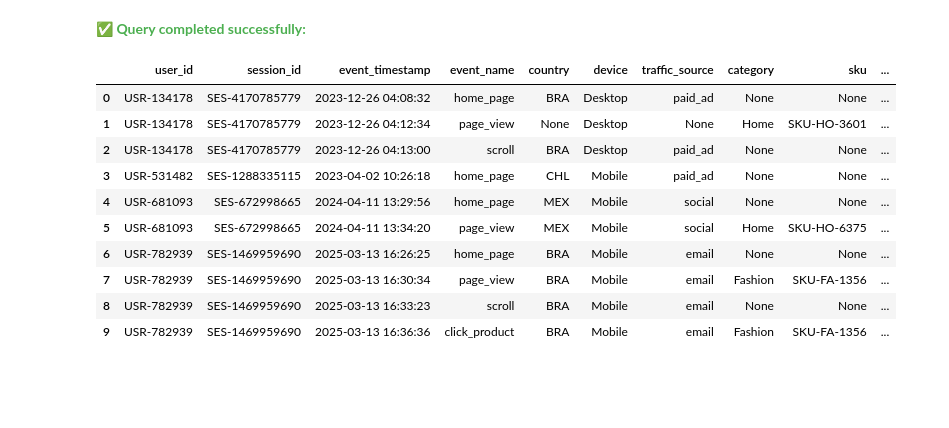
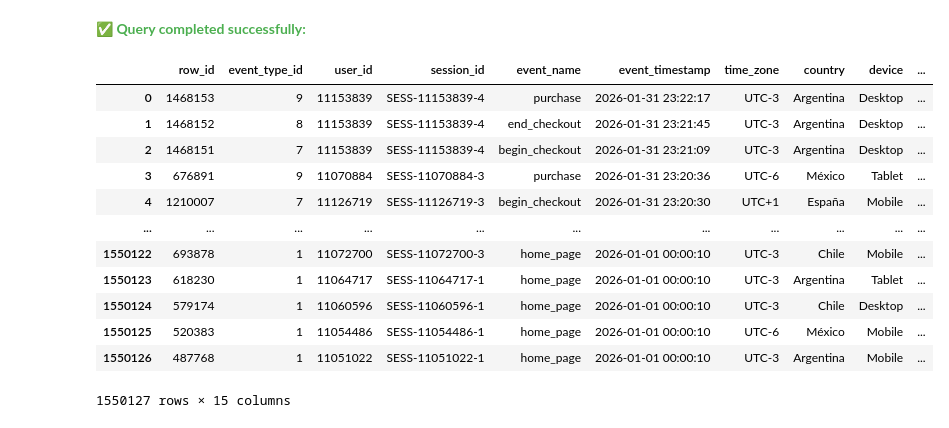
Before and after one commit to hector1994/e_commerce_funnel_data_generator, a Jupyter notebook: customer_journey_data_generator.ipynb, the cells around one changed output. Cells and saved outputs as stored; diff of their text form; code cells hidden in the pictures; blank space fills up the shorter version.

```diff
--- a/customer_journey_data_generator.ipynb
+++ b/customer_journey_data_generator.ipynb
@@ -187,20 +206,21 @@ The 1.5M rows dataset has been loaded. You can now use ecommerce_events in your
  ✨🚀 SYSTEM READY! START ANALYZING THE FUNNEL! 🚀✨
 # %%
 %%sql
-
-
 SELECT *
-FROM ecommerce_events LIMIT 10
+FROM ecommerce_events
+ORDER BY event_timestamp DESC, user_id DESC;
 # %% [output]
 ✅ Query completed successfully:
-|  | user_id | session_id | event_timestamp | event_name | country | device | traffic_source | category | sku | ... |
-| 0 | USR-134178 | SES-4170785779 | 2023-12-26 04:08:32 | home_page | BRA | Desktop | paid_ad | None | None | ... |
-| 1 | USR-134178 | SES-4170785779 | 2023-12-26 04:12:34 | page_view | None | Desktop | None | Home | SKU-HO-3601 | ... |
-| 2 | USR-134178 | SES-4170785779 | 2023-12-26 04:13:00 | scroll | BRA | Desktop | paid_ad | None | None | ... |
-| 3 | USR-531482 | SES-1288335115 | 2023-04-02 10:26:18 | home_page | CHL | Mobile | paid_ad | None | None | ... |
-| 4 | USR-681093 | SES-672998665 | 2024-04-11 13:29:56 | home_page | MEX | Mobile | social | None | None | ... |
-| 5 | USR-681093 | SES-672998665 | 2024-04-11 13:34:20 | page_view | MEX | Mobile | social | Home | SKU-HO-6375 | ... |
-| 6 | USR-782939 | SES-1469959690 | 2025-03-13 16:26:25 | home_page | BRA | Mobile | email | None | None | ... |
-| 7 | USR-782939 | SES-1469959690 | 2025-03-13 16:30:34 | page_view | BRA | Mobile | email | Fashion | SKU-FA-1356 | ... |
-| 8 | USR-782939 | SES-1469959690 | 2025-03-13 16:33:23 | scroll | BRA | Mobile | email | None | None | ... |
-| 9 | USR-782939 | SES-1469959690 | 2025-03-13 16:36:36 | click_product | BRA | Mobile | email | Fashion | SKU-FA-1356 | ... |
+|  | row_id | event_type_id | user_id | session_id | event_name | event_timestamp | time_zone | country | device | ... |
+| 0 | 1468153 | 9 | 11153839 | SESS-11153839-4 | purchase | 2026-01-31 23:22:17 | UTC-3 | Argentina | Desktop | ... |
+| 1 | 1468152 | 8 | 11153839 | SESS-11153839-4 | end_checkout | 2026-01-31 23:21:45 | UTC-3 | Argentina | Desktop | ... |
+| 2 | 1468151 | 7 | 11153839 | SESS-11153839-4 | begin_checkout | 2026-01-31 23:21:09 | UTC-3 | Argentina | Desktop | ... |
+| 3 | 676891 | 9 | 11070884 | SESS-11070884-3 | purchase | 2026-01-31 23:20:36 | UTC-6 | México | Tablet | ... |
+| 4 | 1210007 | 7 | 11126719 | SESS-11126719-3 | begin_checkout | 2026-01-31 23:20:30 | UTC+1 | España | Mobile | ... |
+| ... | ... | ... | ... | ... | ... | ... | ... | ... | ... | ... |
+| 1550122 | 693878 | 1 | 11072700 | SESS-11072700-3 | home_page | 2026-01-01 00:00:10 | UTC-3 | Chile | Mobile | ... |
+| 1550123 | 618230 | 1 | 11064717 | SESS-11064717-1 | home_page | 2026-01-01 00:00:10 | UTC-3 | Argentina | Tablet | ... |
+| 1550124 | 579174 | 1 | 11060596 | SESS-11060596-1 | home_page | 2026-01-01 00:00:10 | UTC-3 | Chile | Desktop | ... |
+| 1550125 | 520383 | 1 | 11054486 | SESS-11054486-1 | home_page | 2026-01-01 00:00:10 | UTC-6 | México | Mobile | ... |
+| 1550126 | 487768 | 1 | 11051022 | SESS-11051022-1 | home_page | 2026-01-01 00:00:10 | UTC-3 | Argentina | Mobile | ... |
+1550127 rows × 15 columns
```
Also changed, not shown: parts of 8 cells of this notebook.
